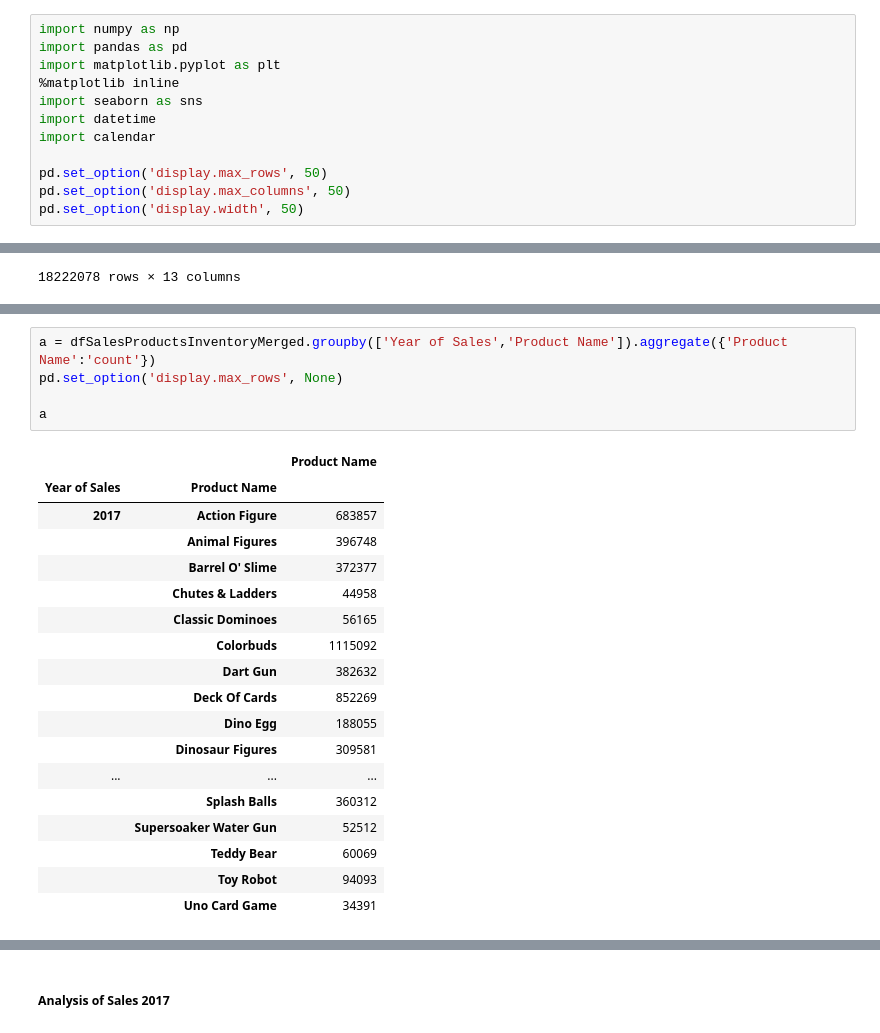
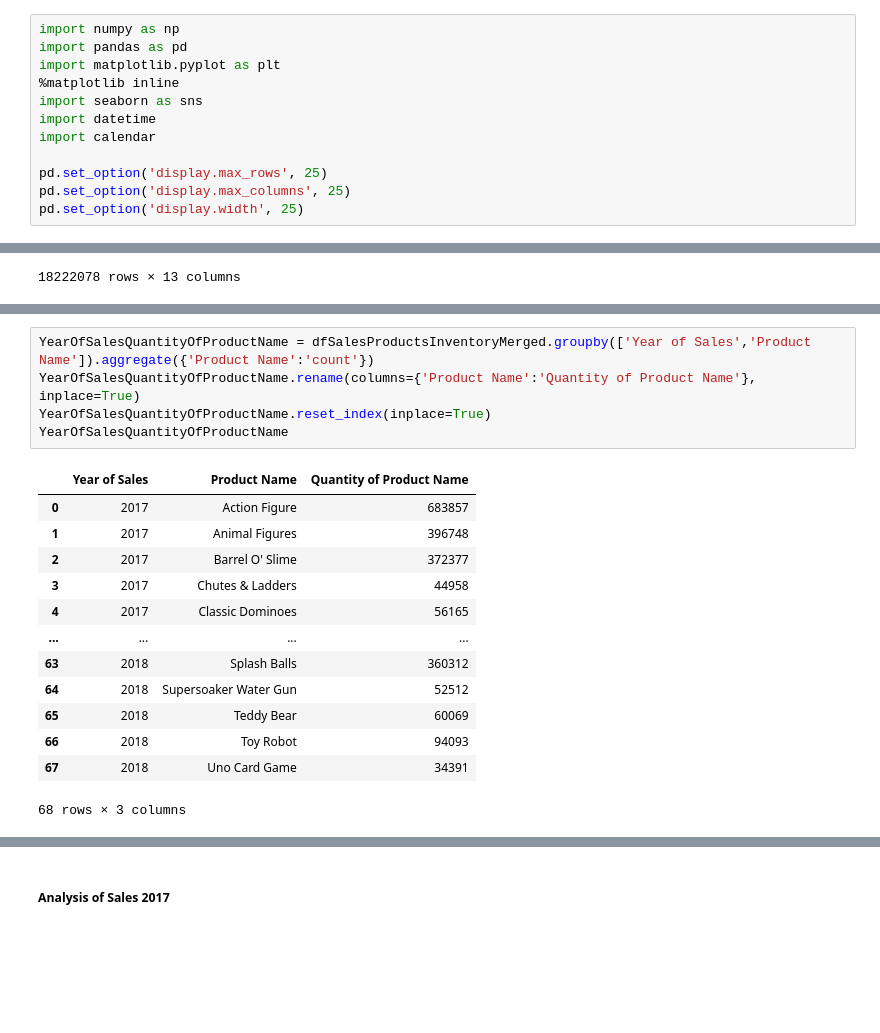
Before and after one commit to Lunczer93/Python_Project_2_Mexico_Toy_Sales, a Jupyter notebook: Python Project 2 Mexico Toy Sales.ipynb, the cells around one changed output, grey strips where cells are left out. Cells and saved outputs as stored; diff of their text form; blank space fills up the shorter version.

```diff
--- a/Python Project 2 Mexico Toy Sales.ipynb
+++ b/Python Project 2 Mexico Toy Sales.ipynb
@@ -7,9 +7,9 @@ import seaborn as sns
 import datetime
 import calendar
 
-pd.set_option('display.max_rows', 50)
-pd.set_option('display.max_columns', 50)
-pd.set_option('display.width', 50)
+pd.set_option('display.max_rows', 25)
+pd.set_option('display.max_columns', 25)
+pd.set_option('display.width', 25)
 # %%
 df1 = pd.read_csv("D:\My commercial projects\Python\Mexico Toy Sales\inventory.csv")
 # %% [markdown]
@@ -1507,25 +1442,20 @@ dfSalesProductsInventoryMergedGroupedCount.loc[dfSalesProductsInventoryMergedGro
 # %%
-a = dfSalesProductsInventoryMerged.groupby(['Year of Sales','Product Name']).aggregate({'Product Name':'count'})
-pd.set_option('display.max_rows', None)
-
-a
+YearOfSalesQuantityOfProductName = dfSalesProductsInventoryMerged.groupby(['Year of Sales','Product Name']).aggregate({'Product Name':'count'})
+YearOfSalesQuantityOfProductName.rename(columns={'Product Name':'Quantity of Product Name'}, inplace=True)
+YearOfSalesQuantityOfProductName.reset_index(inplace=True)
+YearOfSalesQuantityOfProductName
 # %% [output]
-|  |  | Product Name |
-| Year of Sales | Product Name |  |
-| 2017 | Action Figure | 683857 |
-|  | Animal Figures | 396748 |
-|  | Barrel O' Slime | 372377 |
-|  | Chutes & Ladders | 44958 |
-|  | Classic Dominoes | 56165 |
-|  | Colorbuds | 1115092 |
-|  | Dart Gun | 382632 |
-|  | Deck Of Cards | 852269 |
-|  | Dino Egg | 188055 |
-|  | Dinosaur Figures | 309581 |
-| ... | ... | ... |
-|  | Splash Balls | 360312 |
-|  | Supersoaker Water Gun | 52512 |
-|  | Teddy Bear | 60069 |
-|  | Toy Robot | 94093 |
-|  | Uno Card Game | 34391 |
+|  | Year of Sales | Product Name | Quantity of Product Name |
+| 0 | 2017 | Action Figure | 683857 |
+| 1 | 2017 | Animal Figures | 396748 |
+| 2 | 2017 | Barrel O' Slime | 372377 |
+| 3 | 2017 | Chutes & Ladders | 44958 |
+| 4 | 2017 | Classic Dominoes | 56165 |
+| ... | ... | ... | ... |
+| 63 | 2018 | Splash Balls | 360312 |
+| 64 | 2018 | Supersoaker Water Gun | 52512 |
+| 65 | 2018 | Teddy Bear | 60069 |
+| 66 | 2018 | Toy Robot | 94093 |
+| 67 | 2018 | Uno Card Game | 34391 |
+68 rows × 3 columns
 # %%
```
Also changed, not shown: parts of 52 cells of this notebook.
